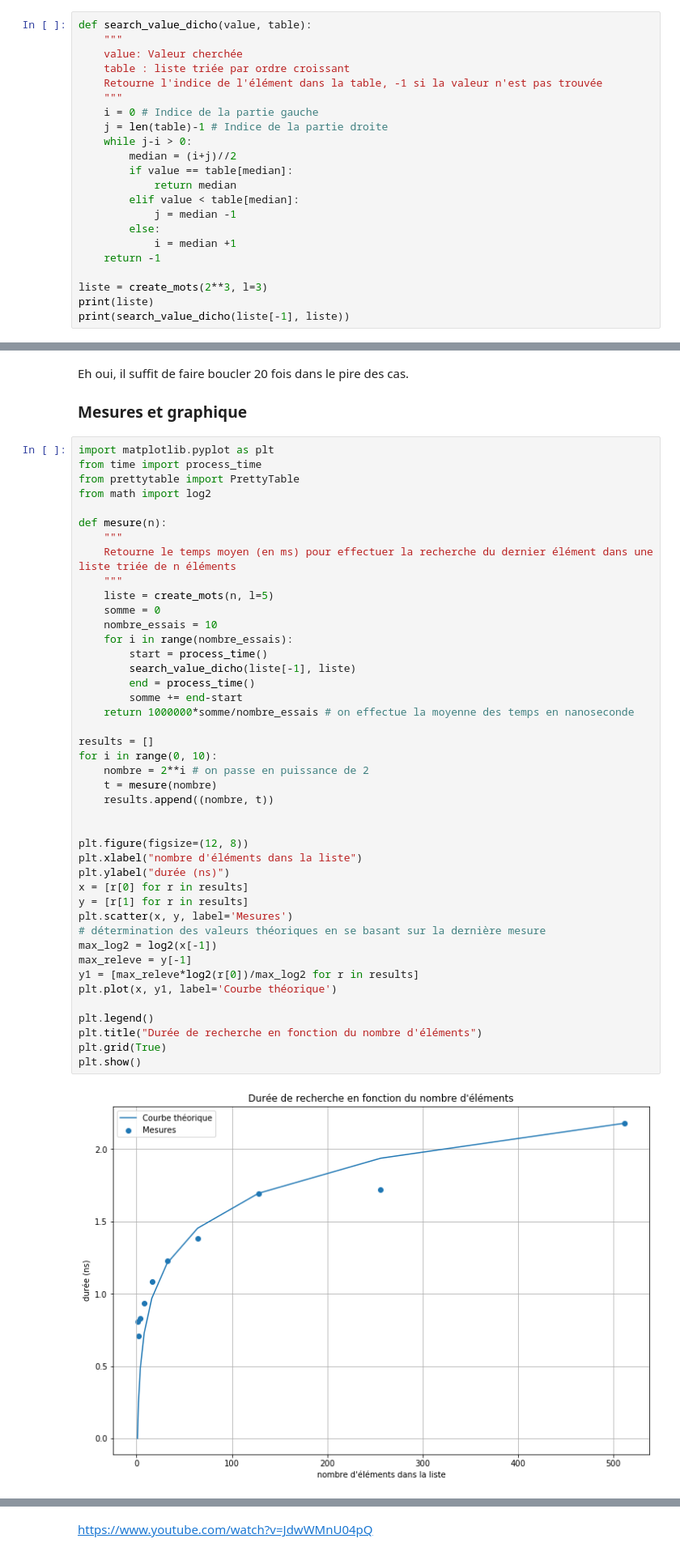
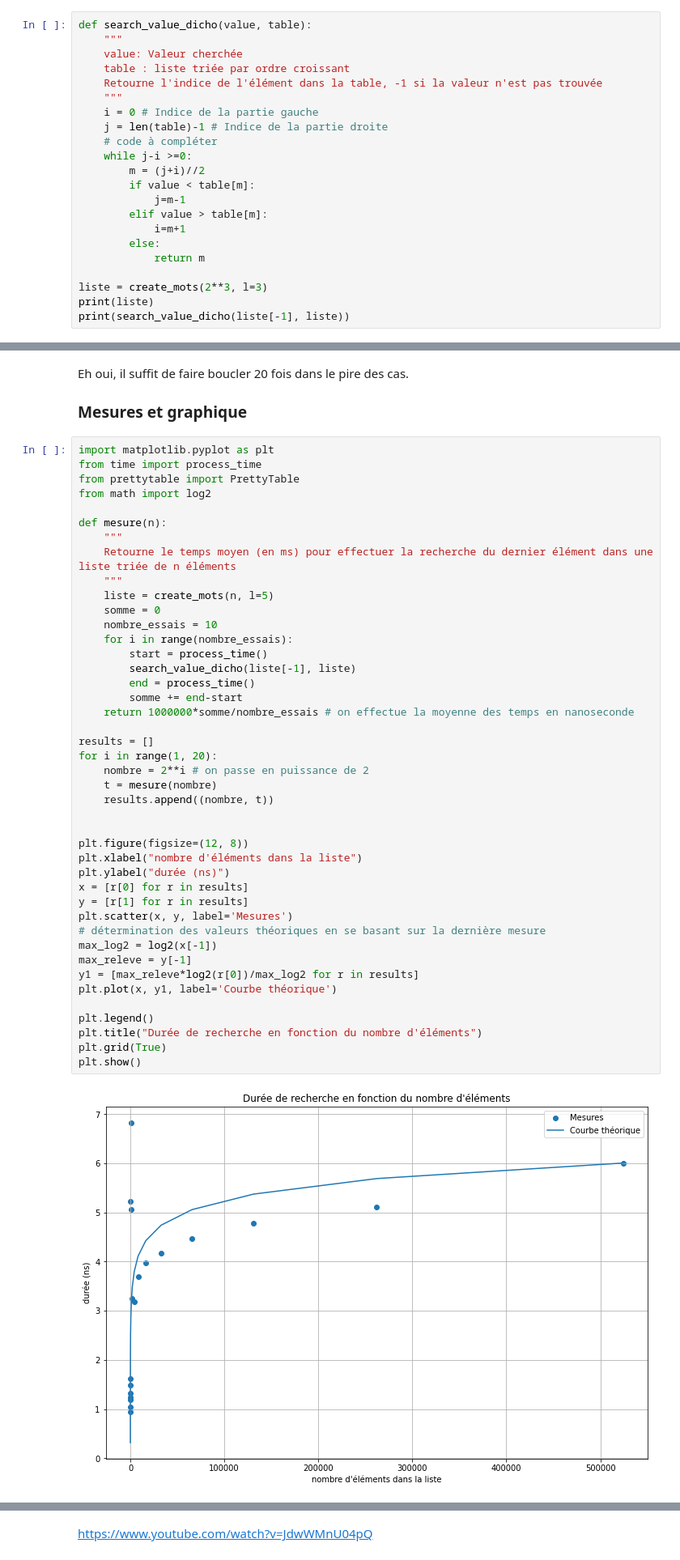
Before and after one commit to saintlouis29/coursNSI, a Jupyter notebook: Premiere/8_Algorithmique/4_recherche_dichotomique.ipynb, the cells around one changed output, grey strips where cells are left out. Shown at 81% size. Cells and saved outputs as stored; diff of their text form.

```diff
--- a/Premiere/8_Algorithmique/4_recherche_dichotomique.ipynb
+++ b/Premiere/8_Algorithmique/4_recherche_dichotomique.ipynb
@@ -237,15 +212,15 @@ def search_value_dicho(value, table):
     """
     i = 0 # Indice de la partie gauche
     j = len(table)-1 # Indice de la partie droite
-    while j-i > 0:
-        median = (i+j)//2
-        if value == table[median]:
-            return median
-        elif value < table[median]:
-            j = median -1
+    # code à compléter
+    while j-i >=0:
+        m = (j+i)//2
+        if value < table[m]:
+            j=m-1
+        elif value > table[m]:
+            i=m+1
         else:
-            i = median +1
-    return -1
+            return m
 
 liste = create_mots(2**3, l=3)
 print(liste)
@@ -317,35 +379,35 @@ def mesure(n):
     for i in range(nombre_essais):
         start = process_time()
         search_value_dicho(liste[-1], liste)
         end = process_time()
         somme += end-start
     return 1000000*somme/nombre_essais # on effectue la moyenne des temps en nanoseconde
 
 results = []
-for i in range(0, 10):
+for i in range(1, 20):
     nombre = 2**i # on passe en puissance de 2
     t = mesure(nombre)
     results.append((nombre, t))
 
 
 plt.figure(figsize=(12, 8))
 plt.xlabel("nombre d'éléments dans la liste")
 plt.ylabel("durée (ns)")
 x = [r[0] for r in results]
 y = [r[1] for r in results]
 plt.scatter(x, y, label='Mesures')
 # détermination des valeurs théoriques en se basant sur la dernière mesure
 max_log2 = log2(x[-1])
 max_releve = y[-1]
 y1 = [max_releve*log2(r[0])/max_log2 for r in results]
 plt.plot(x, y1, label='Courbe théorique')
 
 plt.legend()
 plt.title("Durée de recherche en fonction du nombre d'éléments")
 plt.grid(True)
 plt.show()
 # %% [output]
-[figure, old version]
+[figure, new version]
 # %% [markdown]
 ### Conclusion
 
```
Also changed, not shown: parts of 9 cells of this notebook.
